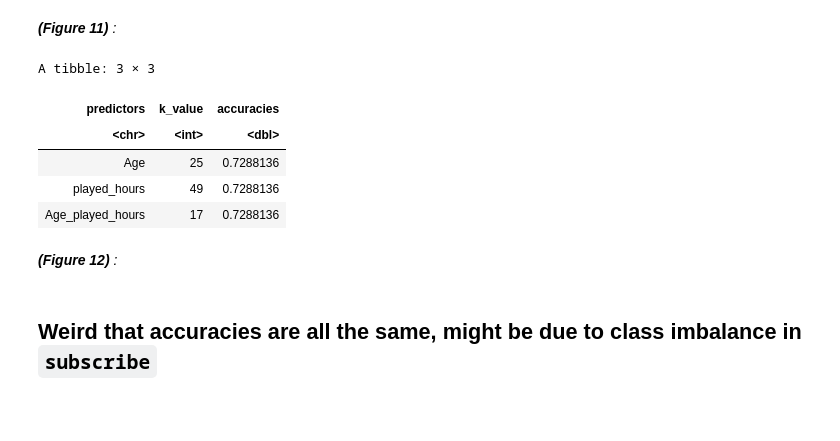
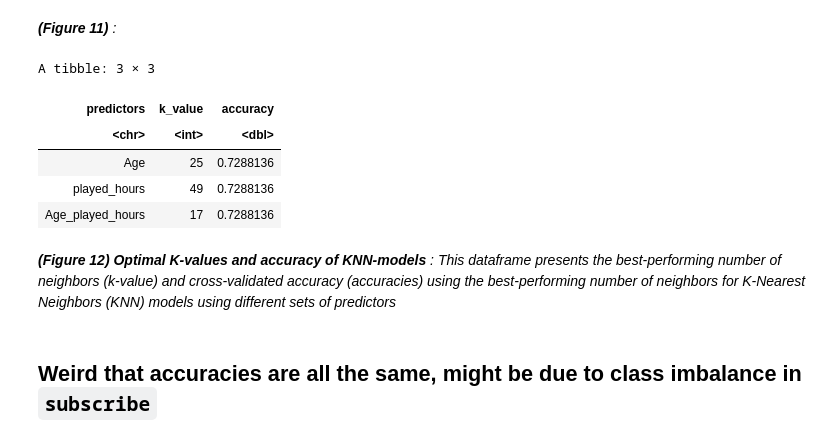
Before and after one commit to ckwok07/DSCI-100-Project-Final-Report, a Jupyter notebook: Project_Final_Report.ipynb, the cells around one changed output. Drawn from its saved outputs; the diff is of its cells as text; code cells hidden in the pictures; blank space fills up the shorter version.

Commit message:
added figure titles and more legends

```diff
--- a/Project_Final_Report.ipynb
+++ b/Project_Final_Report.ipynb
@@ -535,30 +517,30 @@ _**(Figure 11)** :_
 # %%
 # Pulling the accuracy for the age predicting model
 age_accuracy <- players_age_test_prediction_acc |>
     pull(.estimate)
 
 # Pulling the accuracy for the played_hours predicting model
 played_hours_accuracy <- players_played_hours_test_prediction_acc |>
     pull(.estimate)
 
 # Pulling the accuracy for the age + played_hours predicting model
 age_played_hours_accuracy <- players_age_played_hours_test_prediction_acc |>
     pull(.estimate)
 
 # Creating tibble for each model's k-value and accuracy
 accuracies <- tibble(predictors = c("Age", "played_hours", "Age_played_hours"),
                      k_value = c(best_k_age, best_k_played_hours, best_k_age_played_hours),
-                     accuracies = c(age_accuracy, played_hours_accuracy, age_played_hours_accuracy))
+                     accuracy = c(age_accuracy, played_hours_accuracy, age_played_hours_accuracy))
 accuracies
 # %% [output]
 A tibble: 3 × 3
-| predictors | k_value | accuracies |
+| predictors | k_value | accuracy |
 | <chr> | <int> | <dbl> |
 | Age | 25 | 0.7288136 |
 | played_hours | 49 | 0.7288136 |
 | Age_played_hours | 17 | 0.7288136 |
 # %% [markdown]
-_**(Figure 12)** :_
+_**(Figure 12) Optimal K-values and accuracy of KNN-models** : This dataframe presents the best-performing number of neighbors (k-value) and cross-validated accuracy (accuracies) using the best-performing number of neighbors for K-Nearest Neighbors (KNN) models using different sets of predictors_
 # %% [markdown]
 ## Weird that accuracies are all the same, might be due to class imbalance in `subscribe`
 # %%
```
Also changed, not shown: parts of 14 cells of this notebook.
